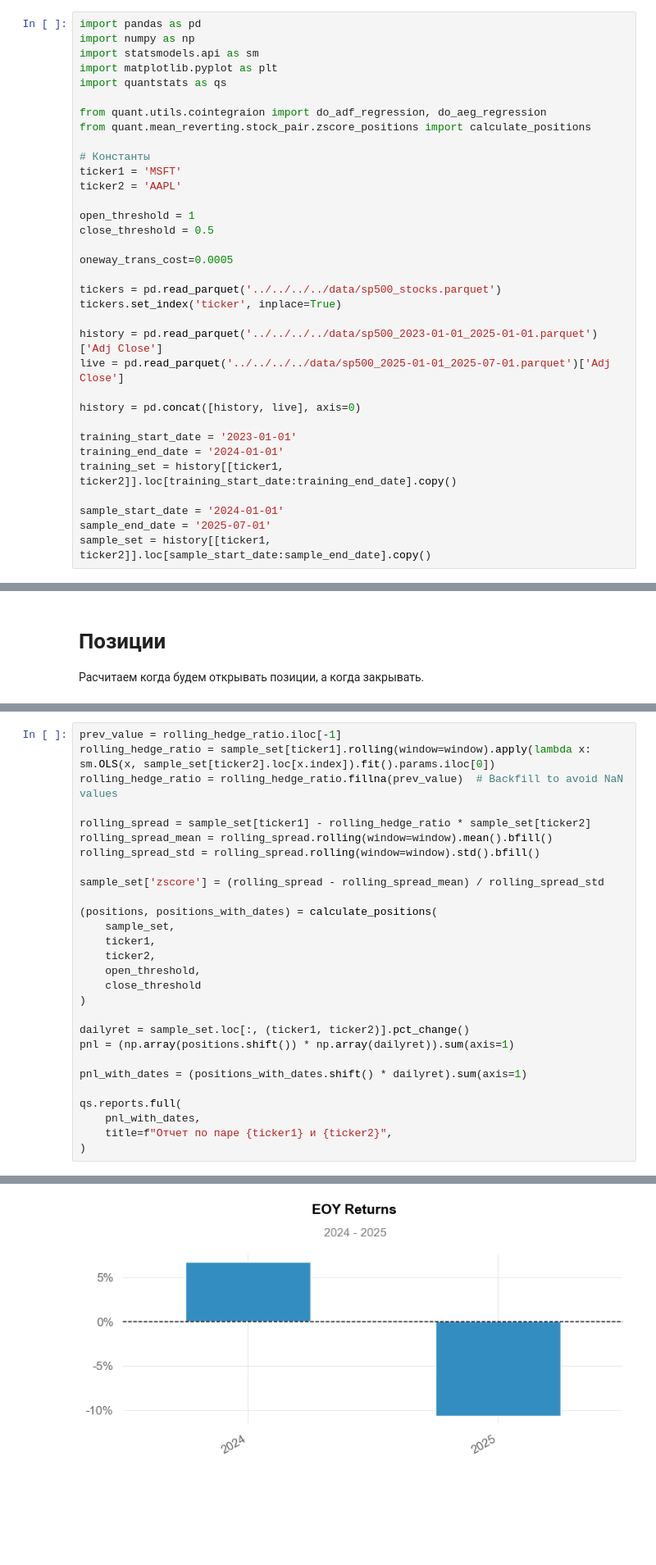
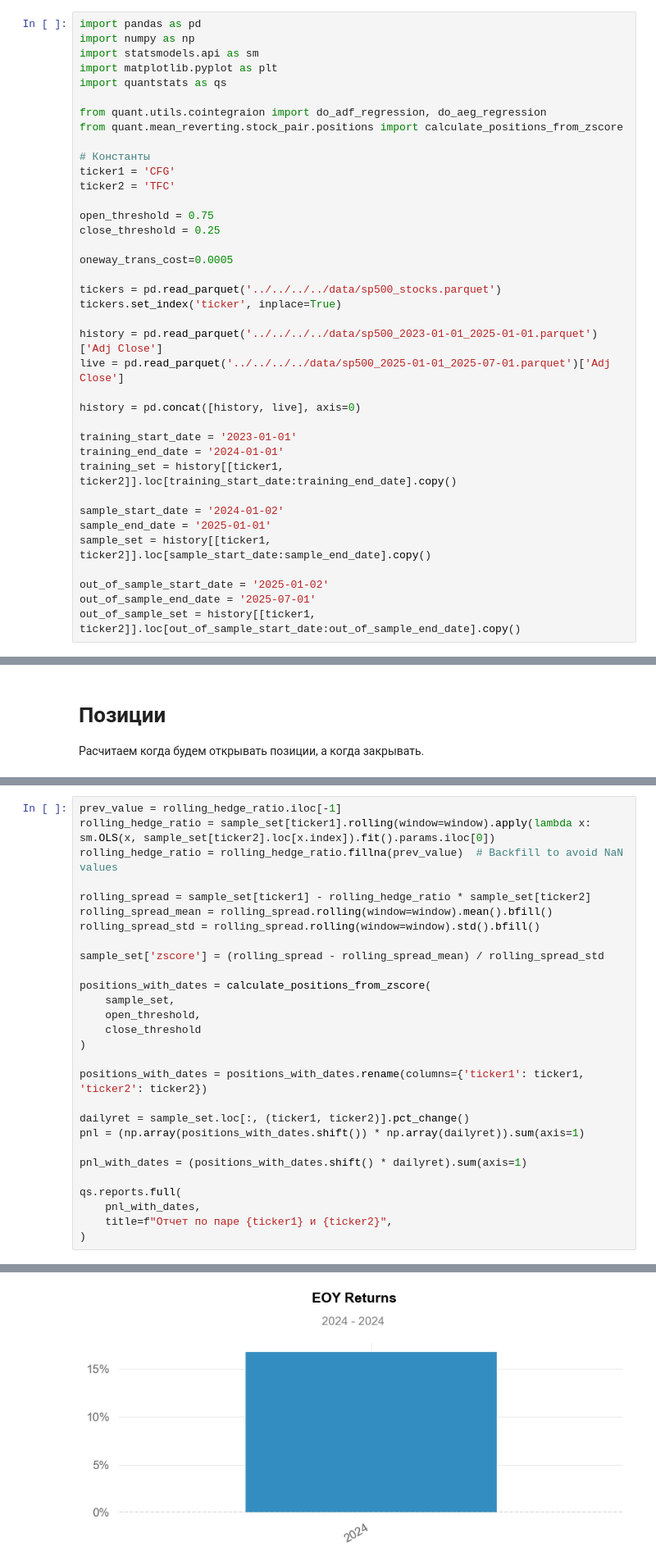
Before and after one commit to Driim/quant, a Jupyter notebook: src/quant/mean_reverting/stock_pair/bollinger_bands_price.ipynb, the cells around one changed output, grey strips where cells are left out. Shown at 82% size. Saved outputs shown, nothing was run; the diff lists cells and outputs as text; blank space fills up the shorter version.

```diff
--- a/src/quant/mean_reverting/stock_pair/bollinger_bands_price.ipynb
+++ b/src/quant/mean_reverting/stock_pair/bollinger_bands_price.ipynb
@@ -6,14 +6,14 @@ import matplotlib.pyplot as plt
 import quantstats as qs
 
 from quant.utils.cointegraion import do_adf_regression, do_aeg_regression
-from quant.mean_reverting.stock_pair.zscore_positions import calculate_positions
+from quant.mean_reverting.stock_pair.positions import calculate_positions_from_zscore
 
 # Константы
-ticker1 = 'MSFT'
-ticker2 = 'AAPL'
+ticker1 = 'CFG'
+ticker2 = 'TFC'
 
-open_threshold = 1
-close_threshold = 0.5
+open_threshold = 0.75
+close_threshold = 0.25
 
 oneway_trans_cost=0.0005
 
@@ -29,9 +29,13 @@ training_start_date = '2023-01-01'
 training_end_date = '2024-01-01'
 training_set = history[[ticker1, ticker2]].loc[training_start_date:training_end_date].copy()
 
-sample_start_date = '2024-01-01'
-sample_end_date = '2025-07-01'
+sample_start_date = '2024-01-02'
+sample_end_date = '2025-01-01'
 sample_set = history[[ticker1, ticker2]].loc[sample_start_date:sample_end_date].copy()
+
+out_of_sample_start_date = '2025-01-02'
+out_of_sample_end_date = '2025-07-01'
+out_of_sample_set = history[[ticker1, ticker2]].loc[out_of_sample_start_date:out_of_sample_end_date].copy()
 # %% [markdown]
 ### Отобразим цены
 # %%
@@ -265,16 +285,16 @@ rolling_spread_std = rolling_spread.rolling(window=window).std().bfill()
 
 sample_set['zscore'] = (rolling_spread - rolling_spread_mean) / rolling_spread_std
 
-(positions, positions_with_dates) = calculate_positions(
+positions_with_dates = calculate_positions_from_zscore(
     sample_set,
-    ticker1,
-    ticker2,
     open_threshold,
     close_threshold
 )
 
+positions_with_dates = positions_with_dates.rename(columns={'ticker1': ticker1, 'ticker2': ticker2})
+
 dailyret = sample_set.loc[:, (ticker1, ticker2)].pct_change()
-pnl = (np.array(positions.shift()) * np.array(dailyret)).sum(axis=1)
+pnl = (np.array(positions_with_dates.shift()) * np.array(dailyret)).sum(axis=1)
 
 pnl_with_dates = (positions_with_dates.shift() * dailyret).sum(axis=1)
 
@@ -314 +335 @@ Strategy Visualization
-[figure, old version]
+[figure, new version]
```
Also changed, not shown: parts of 13 cells of this notebook, 7 other files.
